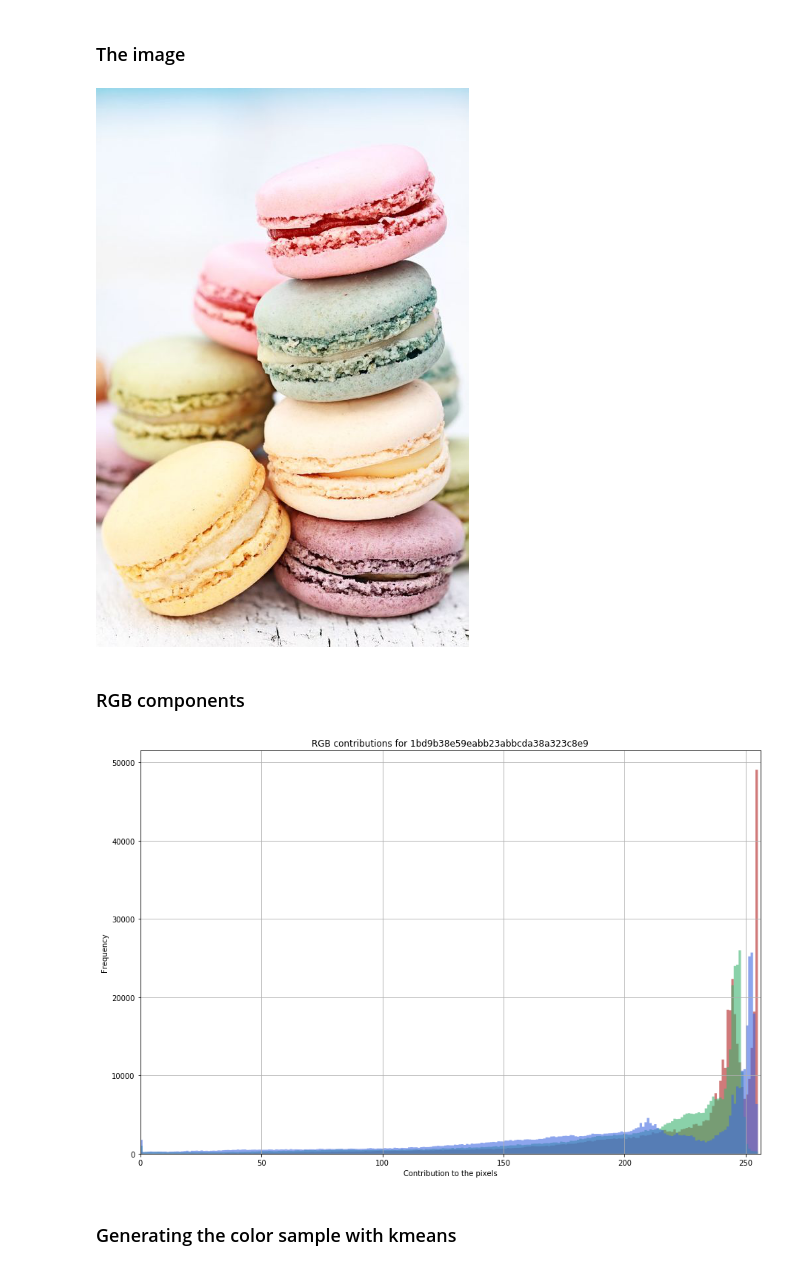
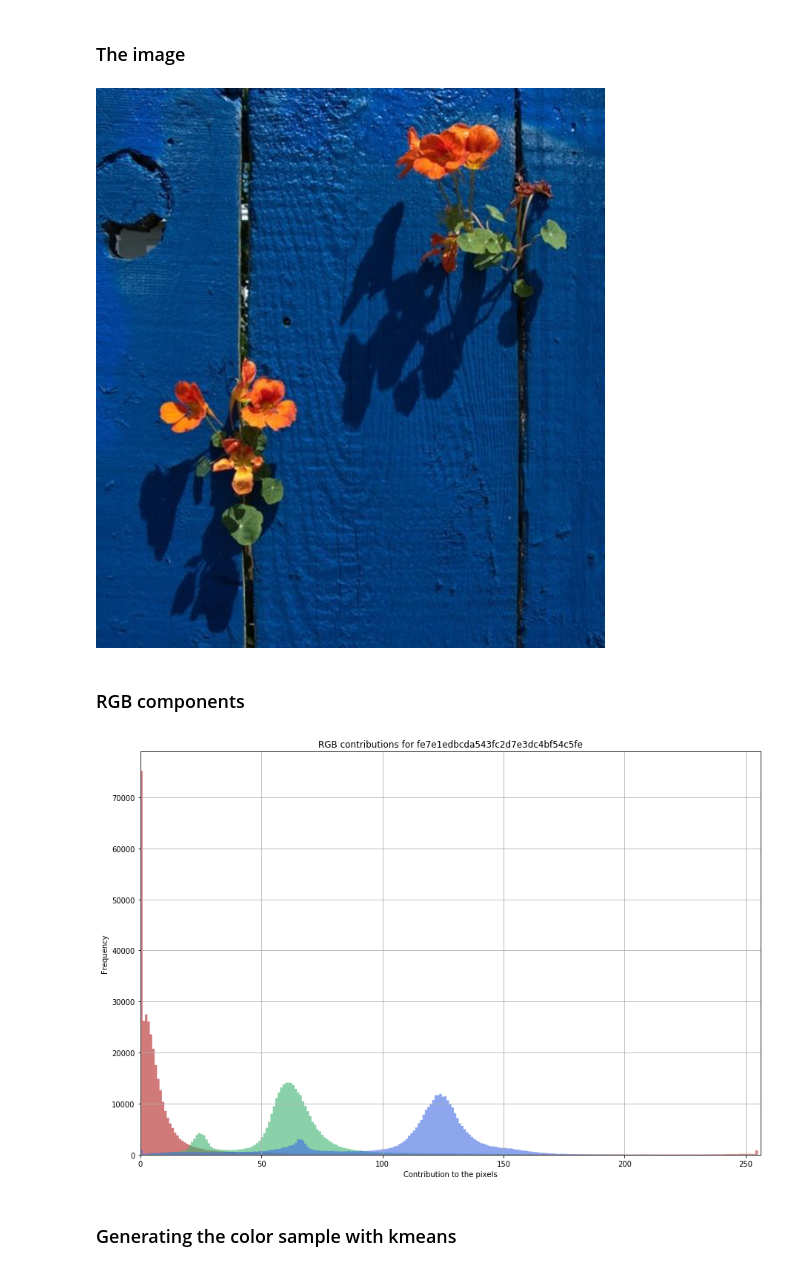
Before and after one commit to mercedesabril/Colour-Clustering, a Jupyter notebook: Color_Analysis_Implementation.ipynb, the cells around one changed output. Drawn from its saved outputs; the diff is of its cells as text; code cells hidden in the pictures.

```diff
--- a/Color_Analysis_Implementation.ipynb
+++ b/Color_Analysis_Implementation.ipynb
@@ -5,15 +5,15 @@ from color_analysis import multiple_images, rgb_histogram, rgb_image, colors_plo
 # %% [markdown]
 ### The image
 # %%
-path = "Imgs/1bd9b38e59eabb23abbcda38a323c8e9.jpg"
+path = "Imgs/fe7e1edbcda543fc2d7e3dc4bf54c5fe.jpg"
 Imagen = ImageAnalizer(path)
 Imagen.img
 # %% [output]
-[figure, old version]
+[figure, new version]
 # %% [markdown]
 ### RGB components
 # %%
-Imagen.RGB_graph()
+Imagen.rgb_histogram()
 # %% [output]
-[figure, old version]
+[figure, new version]
 # %%
```
Also changed, not shown: parts of 7 cells of this notebook, 10 other files.
